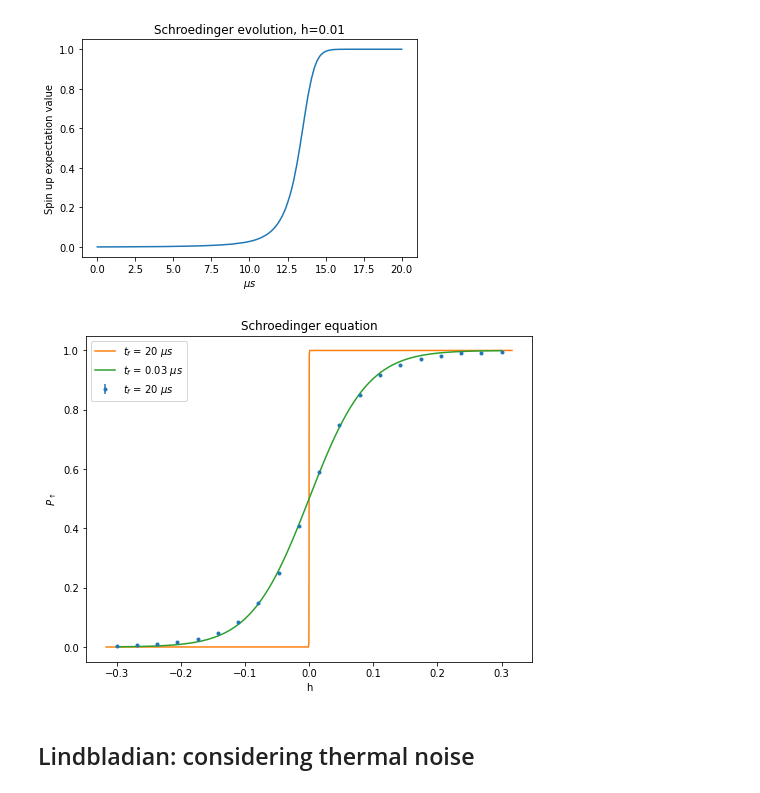
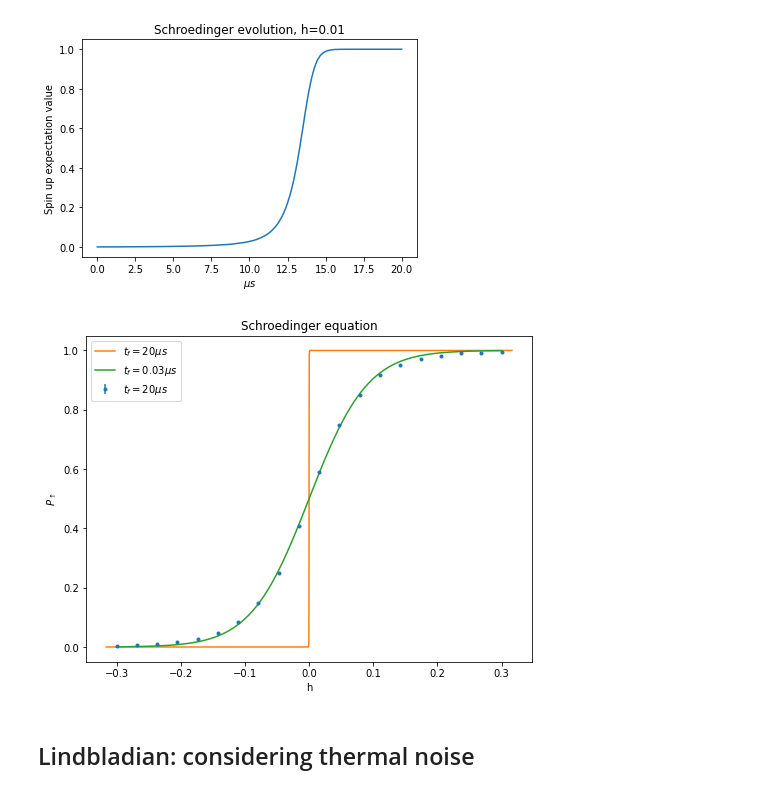
Before and after one commit to federicovisintini/Dwave2000q, a Jupyter notebook: 1_analitic_model.ipynb, the cells around one changed output. Drawn from its saved outputs; the diff is of its cells as text; code cells hidden in the pictures.

```diff
--- a/1_analitic_model.ipynb
+++ b/1_analitic_model.ipynb
@@ -153,16 +68,0 @@ pickle.dump((biases_lin, psi), open(f"data/schroedinger{str(t_final)}.pickle", "
-# %%
-# opening saved data
-biases_load0, spin_up_load0 = pickle.load(open("data/schroedinger20.pickle", "rb"))
-biases_load1, spin_up_load1 = pickle.load(open("data/schroedinger0.03.pickle", "rb"))
-
-# grafico popolaz ground state vs h, experiment and theory
-plt.figure(figsize=(8, 6))
-plt.errorbar(biases_ex, spin_up_ex, dspin_up_ex, marker='.', linestyle='', label='$t_f$ =20 $\mu s$')
-plt.plot(biases_load0, spin_up_load0, label='$t_f$ =20 $\mu s$')
-plt.plot(biases_load1, spin_up_load1, label='$t_f$ =0.03 $\mu s$')
-
-plt.title('Schroedinger equation')
-plt.xlabel('h')
-plt.ylabel(r'$P_\uparrow$')
-plt.legend()
-plt.show()
@@ -235,20 +133,20 @@ pickle.dump((biases_q, p_up), open(f"data/qu_schroedinger{str(t_final)}.pickle",
 # %%
 # opening saved data
 biases_teo0, spin_up_teo0 = pickle.load(open("data/qu_schroedinger20.pickle", "rb"))
 biases_teo1, spin_up_teo1 = pickle.load(open("data/qu_schroedinger0.03.pickle", "rb"))
 
 # grafico popolaz ground state vs h, experiment and theory
 plt.figure(figsize=(8, 6))
-plt.errorbar(biases, n_spin_up, dn_spin_up, marker='.', linestyle='', label='$t_f$ = 20 $\mu s$')
-plt.plot(biases_teo0, spin_up_teo0, label='$t_f$ = 20 $\mu s$')
-plt.plot(biases_teo1, spin_up_teo1, label='$t_f$ = 0.03 $\mu s$')
+plt.errorbar(biases_ex, spin_up_ex, dspin_up_ex, marker='.', linestyle='', label='$t_f = 20 \mu s$')
+plt.plot(biases_teo0, spin_up_teo0, label='$t_f = 20 \mu s$')
+plt.plot(biases_teo1, spin_up_teo1, label='$t_f = 0.03 \mu s$')
 
 plt.title('Schroedinger equation')
 plt.xlabel('h')
 plt.ylabel(r'$P_\uparrow$')
 plt.legend()
 plt.show()
 # %% [output]
-[figure, old version]
+[figure, new version]
 # %% [markdown]
 ## Lindbladian: considering thermal noise
```
Also changed, not shown: parts of 39 cells of this notebook.
